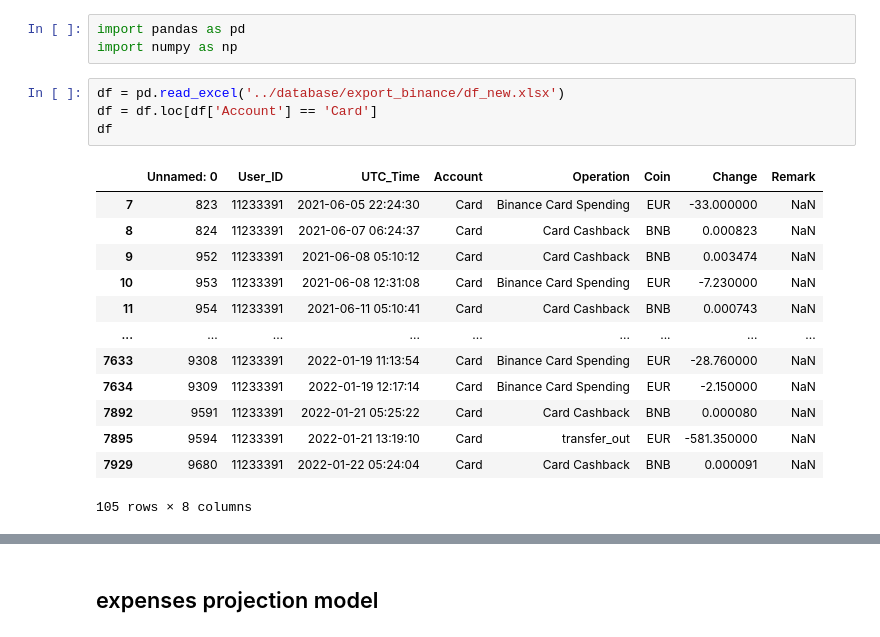
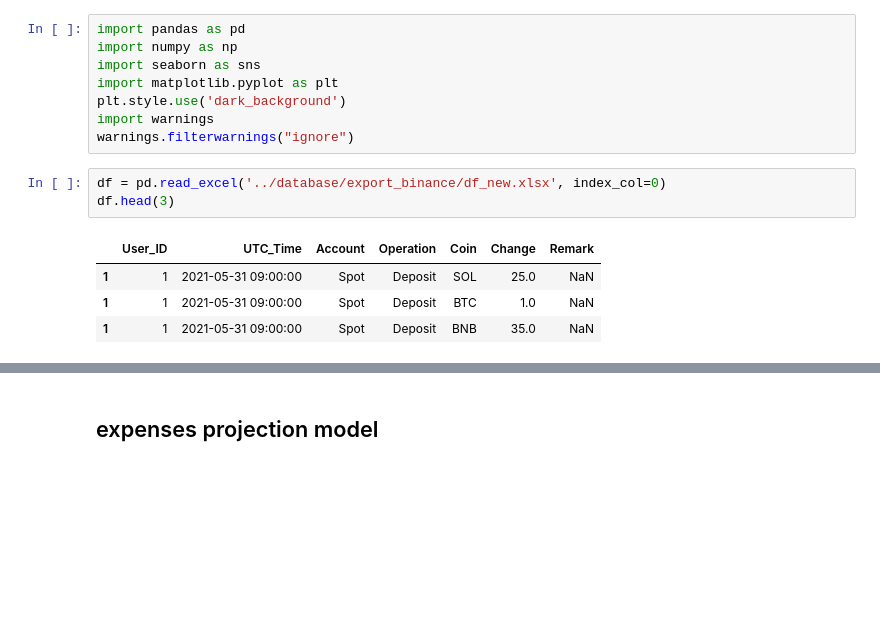
Before and after one commit to ferseguias/binance_dashboard, a Jupyter notebook: notebooks/wallet_card.ipynb, the cells around one changed output, grey strips where cells are left out. Saved outputs shown, nothing was run; the diff lists cells and outputs as text; blank space fills up the shorter version.

```diff
--- a/notebooks/wallet_card.ipynb
+++ b/notebooks/wallet_card.ipynb
@@ -1,21 +1,16 @@
 # %%
 import pandas as pd
 import numpy as np
+import seaborn as sns
+import matplotlib.pyplot as plt
+plt.style.use('dark_background')
+import warnings
+warnings.filterwarnings("ignore")
 # %%
-df = pd.read_excel('../database/export_binance/df_new.xlsx')
-df = df.loc[df['Account'] == 'Card']
-df
+df = pd.read_excel('../database/export_binance/df_new.xlsx', index_col=0)
+df.head(3)
 # %% [output]
-|  | Unnamed: 0 | User_ID | UTC_Time | Account | Operation | Coin | Change | Remark |
-| 7 | 823 | 11233391 | 2021-06-05 22:24:30 | Card | Binance Card Spending | EUR | -33.000000 | NaN |
-| 8 | 824 | 11233391 | 2021-06-07 06:24:37 | Card | Card Cashback | BNB | 0.000823 | NaN |
-| 9 | 952 | 11233391 | 2021-06-08 05:10:12 | Card | Card Cashback | BNB | 0.003474 | NaN |
-| 10 | 953 | 11233391 | 2021-06-08 12:31:08 | Card | Binance Card Spending | EUR | -7.230000 | NaN |
-| 11 | 954 | 11233391 | 2021-06-11 05:10:41 | Card | Card Cashback | BNB | 0.000743 | NaN |
-| ... | ... | ... | ... | ... | ... | ... | ... | ... |
-| 7633 | 9308 | 11233391 | 2022-01-19 11:13:54 | Card | Binance Card Spending | EUR | -28.760000 | NaN |
-| 7634 | 9309 | 11233391 | 2022-01-19 12:17:14 | Card | Binance Card Spending | EUR | -2.150000 | NaN |
-| 7892 | 9591 | 11233391 | 2022-01-21 05:25:22 | Card | Card Cashback | BNB | 0.000080 | NaN |
-| 7895 | 9594 | 11233391 | 2022-01-21 13:19:10 | Card | transfer_out | EUR | -581.350000 | NaN |
-| 7929 | 9680 | 11233391 | 2022-01-22 05:24:04 | Card | Card Cashback | BNB | 0.000091 | NaN |
+|  | User_ID | UTC_Time | Account | Operation | Coin | Change | Remark |
+| 1 | 1 | 2021-05-31 09:00:00 | Spot | Deposit | SOL | 25.0 | NaN |
+| 1 | 1 | 2021-05-31 09:00:00 | Spot | Deposit | BTC | 1.0 | NaN |
+| 1 | 1 | 2021-05-31 09:00:00 | Spot | Deposit | BNB | 35.0 | NaN |
-105 rows × 8 columns
```
Also changed, not shown: parts of 6 cells of this notebook, 3 other files.
